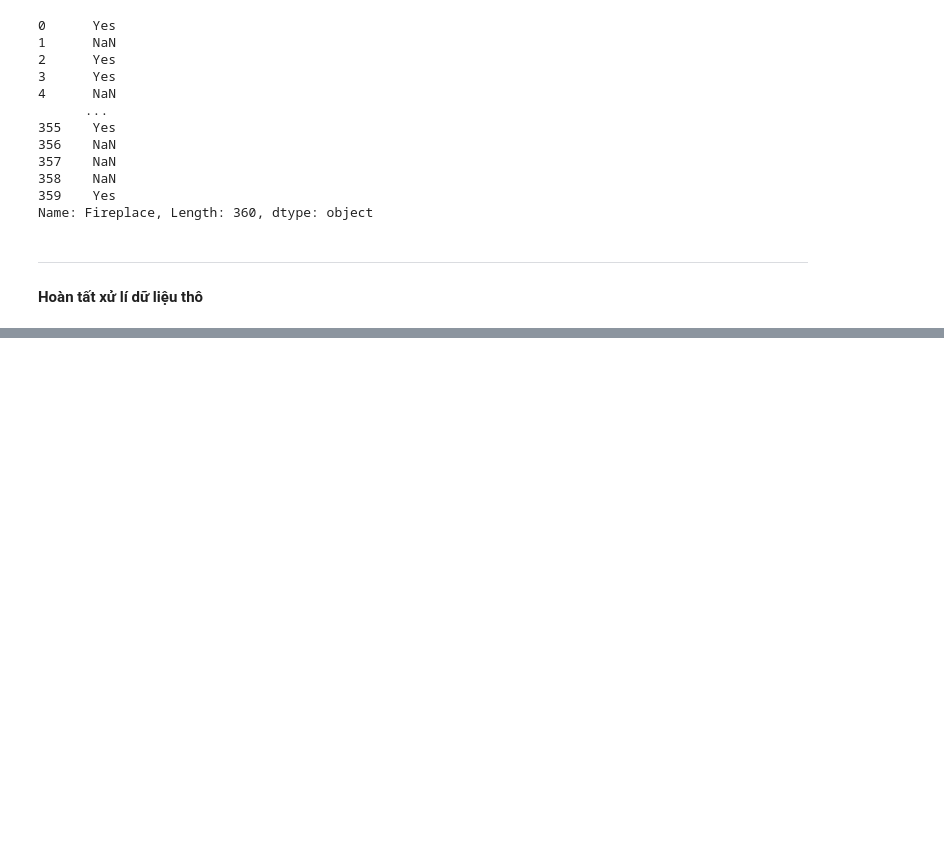
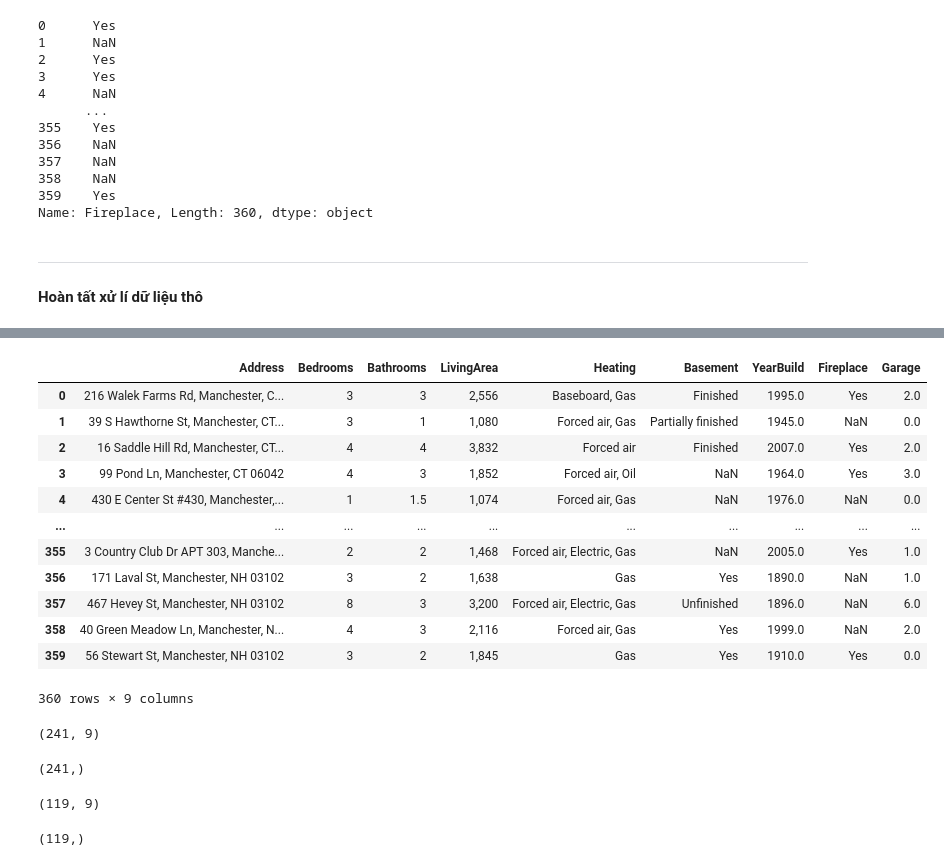
Before and after one commit to dralong10/FinalProject_DataScience, a Jupyter notebook: Final.ipynb, the cells around one changed output, grey strips where cells are left out. Drawn from its saved outputs; the diff is of its cells as text; code cells hidden in the pictures; blank space fills up the shorter version.

Commit message:
tiền xử lí (tách các tập)

```diff
--- a/Final.ipynb
+++ b/Final.ipynb
@@ -342,0 +364,8 @@ Name: Fireplace, Length: 360, dtype: object
+# %%
+# vì kiểu dữ liệu của output vẫn chưa phải là số
+# ta chuyển cột Price về kiểu số
+# trước tiên ta xử lý dấu ',' bằng dấu '.'
+for idx,value in House_df["Price"].items():
+    House_df["Price"][idx] = value.replace(",", ".")
+House_df["Price"] = pd.to_numeric(House_df["Price"])
+House_df["Price"].dtype
@@ -342,0 +378,19 @@ Name: Fireplace, Length: 360, dtype: object
+# %%
+# Tách X và y
+y_sr = House_df["Price"] # sr là viết tắt của series
+X_df = House_df.drop("Price", axis=1)
+X_df
+# %% [output]
+|  | Address | Bedrooms | Bathrooms | LivingArea | Heating | Basement | YearBuild | Fireplace | Garage |
+| 0 | 216 Walek Farms Rd, Manchester, C... | 3 | 3 | 2,556 | Baseboard, Gas | Finished | 1995.0 | Yes | 2.0 |
+| 1 | 39 S Hawthorne St, Manchester, CT... | 3 | 1 | 1,080 | Forced air, Gas | Partially finished | 1945.0 | NaN | 0.0 |
+| 2 | 16 Saddle Hill Rd, Manchester, CT... | 4 | 4 | 3,832 | Forced air | Finished | 2007.0 | Yes | 2.0 |
+| 3 | 99 Pond Ln, Manchester, CT 06042 | 4 | 3 | 1,852 | Forced air, Oil | NaN | 1964.0 | Yes | 3.0 |
+| 4 | 430 E Center St #430, Manchester,... | 1 | 1.5 | 1,074 | Forced air, Gas | NaN | 1976.0 | NaN | 0.0 |
+| ... | ... | ... | ... | ... | ... | ... | ... | ... | ... |
+| 355 | 3 Country Club Dr APT 303, Manche... | 2 | 2 | 1,468 | Forced air, Electric, Gas | NaN | 2005.0 | Yes | 1.0 |
+| 356 | 171 Laval St, Manchester, NH 03102 | 3 | 2 | 1,638 | Gas | Yes | 1890.0 | NaN | 1.0 |
+| 357 | 467 Hevey St, Manchester, NH 03102 | 8 | 3 | 3,200 | Forced air, Electric, Gas | Unfinished | 1896.0 | NaN | 6.0 |
+| 358 | 40 Green Meadow Ln, Manchester, N... | 4 | 3 | 2,116 | Forced air, Gas | Yes | 1999.0 | NaN | 2.0 |
+| 359 | 56 Stewart St, Manchester, NH 03102 | 3 | 2 | 1,845 | Gas | Yes | 1910.0 | Yes | 0.0 |
+360 rows × 9 columns
@@ -342,0 +400,16 @@ Name: Fireplace, Length: 360, dtype: object
+# %%
+train_X_df.shape
+# %% [output]
+(241, 9)
+# %%
+train_y_sr.shape
+# %% [output]
+(241,)
+# %%
+val_X_df.shape
+# %% [output]
+(119, 9)
+# %%
+val_y_sr.shape
+# %% [output]
+(119,)
```
Also changed, not shown: parts of 8 cells of this notebook.
